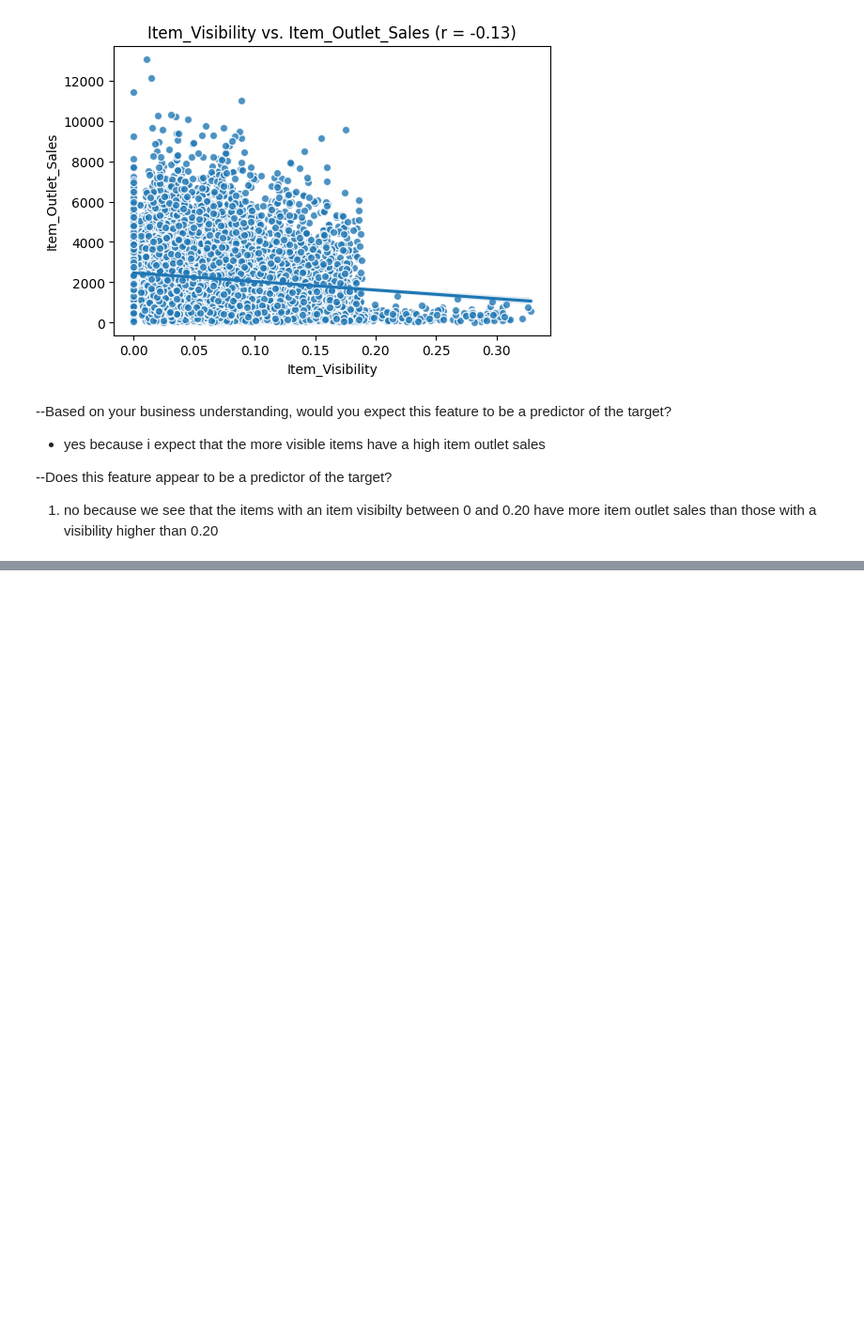
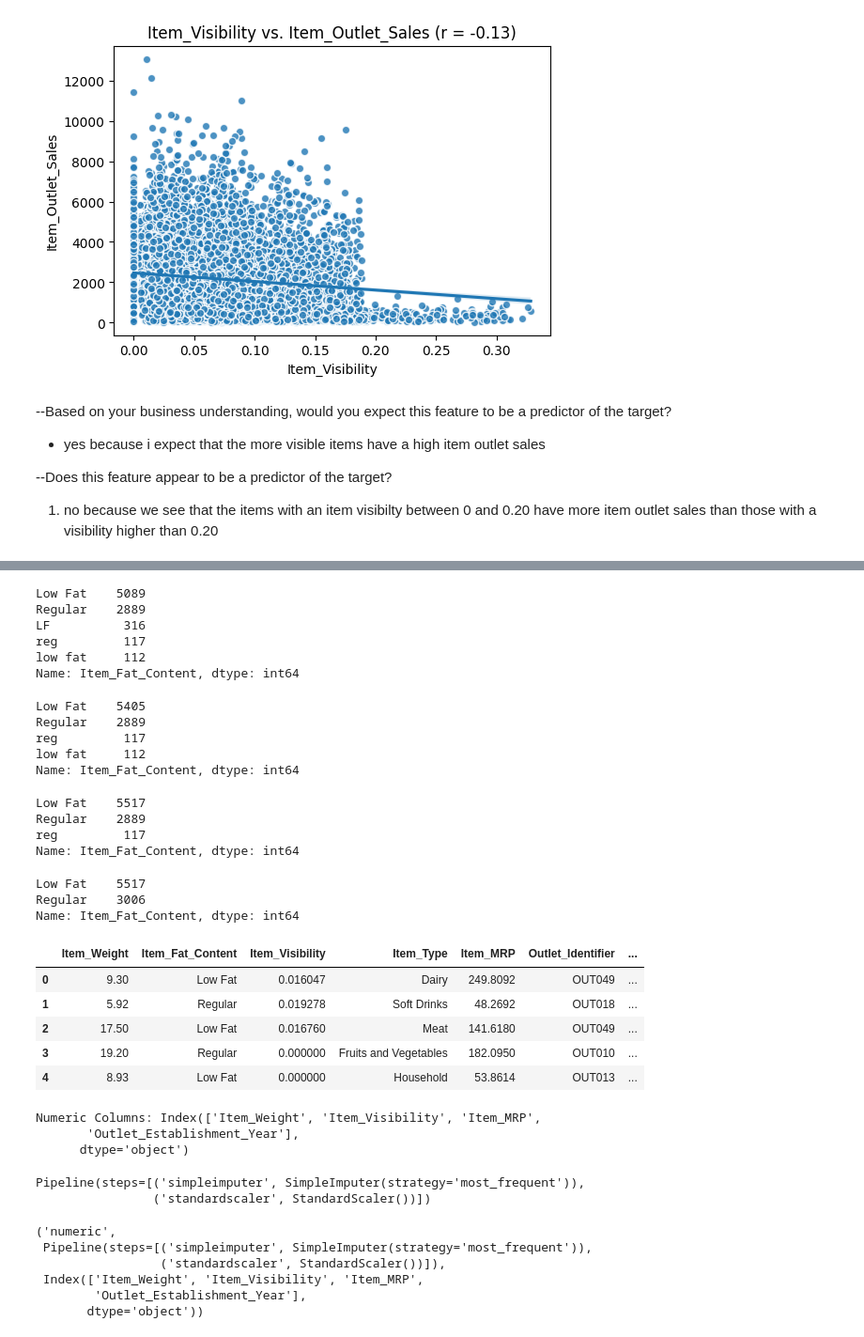
Before and after one commit to ainejerry/sales-prediction, a Jupyter notebook: sales_prediction.ipynb, the cells around one changed output, grey strips where cells are left out. Shown at 94% size. Drawn from its saved outputs; the diff is of its cells as text; code cells hidden in the pictures; blank space fills up the shorter version.

```diff
--- a/sales_prediction.ipynb
+++ b/sales_prediction.ipynb
@@ -521,0 +537,4 @@ num_vs_target(df,x='Item_Visibility');
+# %%
+fpath = "/content/drive/MyDrive/CodingDojo/week 5/sales_predictions_2023 (1).csv"
+df2 = pd.read_csv(fpath)
+df2.head()
@@ -521,0 +583,48 @@ num_vs_target(df,x='Item_Visibility');
+# %%
+df2['Item_Fat_Content'].value_counts()
+# %% [output]
+Low Fat    5089
+Regular    2889
+LF          316
+reg         117
+low fat     112
+Name: Item_Fat_Content, dtype: int64
+# %%
+#replacing LF with Low Fat
+df2['Item_Fat_Content'] = df2['Item_Fat_Content'].str.replace('LF', 'Low Fat')
+df2['Item_Fat_Content'].value_counts()
+# %% [output]
+Low Fat    5405
+Regular    2889
+reg         117
+low fat     112
+Name: Item_Fat_Content, dtype: int64
+# %%
+#replacing LF with Low Fat
+df2['Item_Fat_Content'] = df2['Item_Fat_Content'].str.replace('low fat', 'Low Fat')
+df2['Item_Fat_Content'].value_counts()
+# %% [output]
+Low Fat    5517
+Regular    2889
+reg         117
+Name: Item_Fat_Content, dtype: int64
+# %%
+df2['Item_Fat_Content'] = df2['Item_Fat_Content'].str.replace('reg', 'Regular')
+df2['Item_Fat_Content'].value_counts()
+# %% [output]
+Low Fat    5517
+Regular    3006
+Name: Item_Fat_Content, dtype: int64
+# %%
+#dropping the item identifier column
+df2.drop('Item_Identifier', axis=1, inplace=True)
+
+# Display the .head to confirm the change
+df2.head()
+# %% [output]
+|  | Item_Weight | Item_Fat_Content | Item_Visibility | Item_Type | Item_MRP | Outlet_Identifier | ... |
+| 0 | 9.30 | Low Fat | 0.016047 | Dairy | 249.8092 | OUT049 | ... |
+| 1 | 5.92 | Regular | 0.019278 | Soft Drinks | 48.2692 | OUT018 | ... |
+| 2 | 17.50 | Low Fat | 0.016760 | Meat | 141.6180 | OUT049 | ... |
+| 3 | 19.20 | Regular | 0.000000 | Fruits and Vegetables | 182.0950 | OUT010 | ... |
+| 4 | 8.93 | Low Fat | 0.000000 | Household | 53.8614 | OUT013 | ... |
@@ -521,0 +637,25 @@ num_vs_target(df,x='Item_Visibility');
+# %%
+#pipeline for numerical columns
+num_cols = X_train.select_dtypes("number").columns
+print("Numeric Columns:", num_cols)
+impute_num= SimpleImputer(strategy='most_frequent')
+scaler = StandardScaler()
+num_pipe = make_pipeline(impute_num, scaler)
+num_pipe
+# %% [output]
+Numeric Columns: Index(['Item_Weight', 'Item_Visibility', 'Item_MRP',
+       'Outlet_Establishment_Year'],
+      dtype='object')
+Pipeline(steps=[('simpleimputer', SimpleImputer(strategy='most_frequent')),
+                ('standardscaler', StandardScaler())])
+# %%
+#numerical tuple
+num_tuple = ('numeric', num_pipe, num_cols)
+num_tuple
+# %% [output]
+('numeric',
+ Pipeline(steps=[('simpleimputer', SimpleImputer(strategy='most_frequent')),
+                 ('standardscaler', StandardScaler())]),
+ Index(['Item_Weight', 'Item_Visibility', 'Item_MRP',
+        'Outlet_Establishment_Year'],
+       dtype='object'))
```
Also changed, not shown: parts of 12 cells of this notebook.
